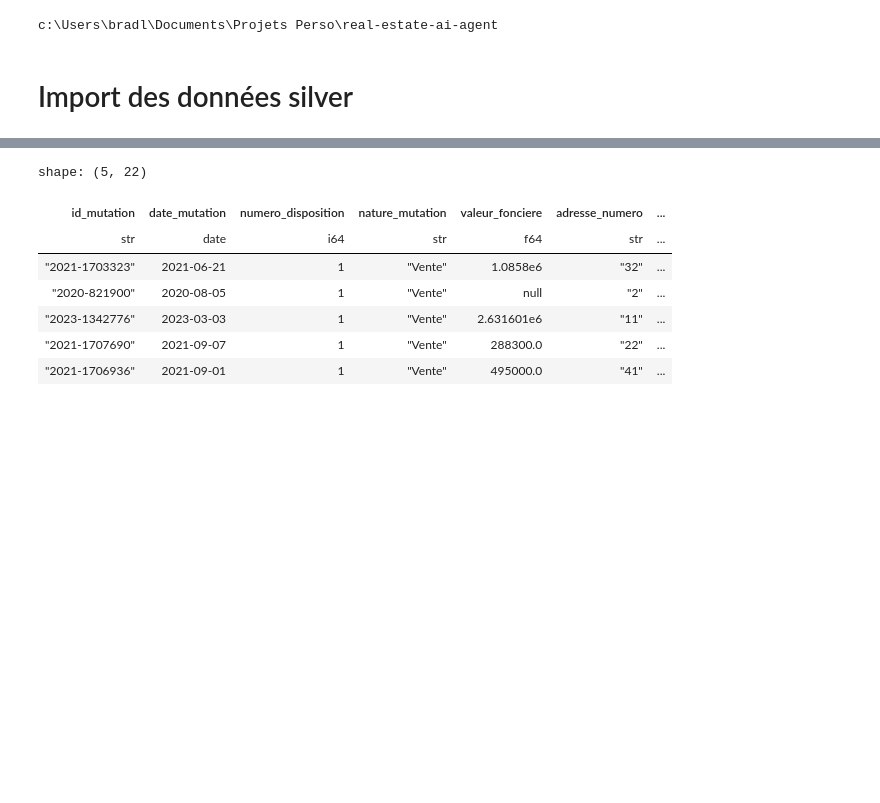
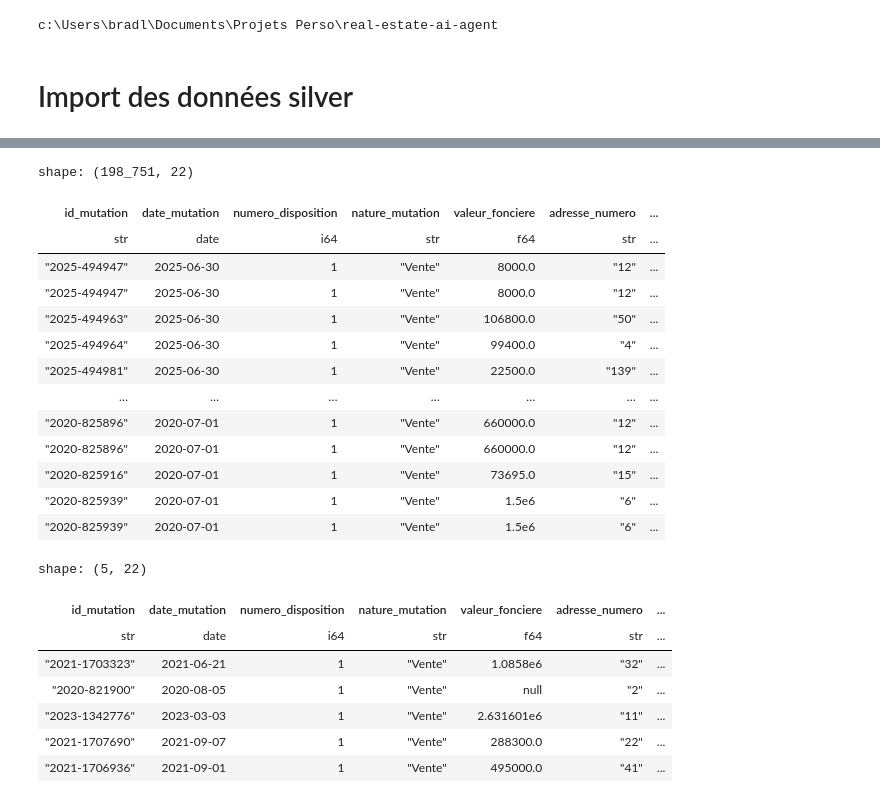
Before and after one commit to BriceSop/Real-estate-AI-agent, a Jupyter notebook: notebooks/02_silver_to_gold.ipynb, the cells around one changed output, grey strips where cells are left out. Drawn from its saved outputs; the diff is of its cells as text; code cells hidden in the pictures; blank space fills up the shorter version.

```diff
--- a/notebooks/02_silver_to_gold.ipynb
+++ b/notebooks/02_silver_to_gold.ipynb
@@ -55,3 +55,20 @@ bpe_silver = load_data_from_csv(SILVER_DIR, "bpe_silver.csv", sep=",", sch=bpe_s
+# %%
+dvf_silver.sort("date_mutation", descending=True)
+# %% [output]
+shape: (198_751, 22)
+| id_mutation | date_mutation | numero_disposition | nature_mutation | valeur_fonciere | adresse_numero | ... |
+| str | date | i64 | str | f64 | str | ... |
+| "2025-494947" | 2025-06-30 | 1 | "Vente" | 8000.0 | "12" | ... |
+| "2025-494947" | 2025-06-30 | 1 | "Vente" | 8000.0 | "12" | ... |
+| "2025-494963" | 2025-06-30 | 1 | "Vente" | 106800.0 | "50" | ... |
+| "2025-494964" | 2025-06-30 | 1 | "Vente" | 99400.0 | "4" | ... |
+| "2025-494981" | 2025-06-30 | 1 | "Vente" | 22500.0 | "139" | ... |
+| … | … | … | … | … | … | ... |
+| "2020-825896" | 2020-07-01 | 1 | "Vente" | 660000.0 | "12" | ... |
+| "2020-825896" | 2020-07-01 | 1 | "Vente" | 660000.0 | "12" | ... |
+| "2020-825916" | 2020-07-01 | 1 | "Vente" | 73695.0 | "15" | ... |
+| "2020-825939" | 2020-07-01 | 1 | "Vente" | 1.5e6 | "6" | ... |
+| "2020-825939" | 2020-07-01 | 1 | "Vente" | 1.5e6 | "6" | ... |
 # %%
 dvf_silver = dvf_silver.with_columns(
     pl.col("date_mutation")
```
Also changed, not shown: parts of 1 cell of this notebook, 7 other files.
